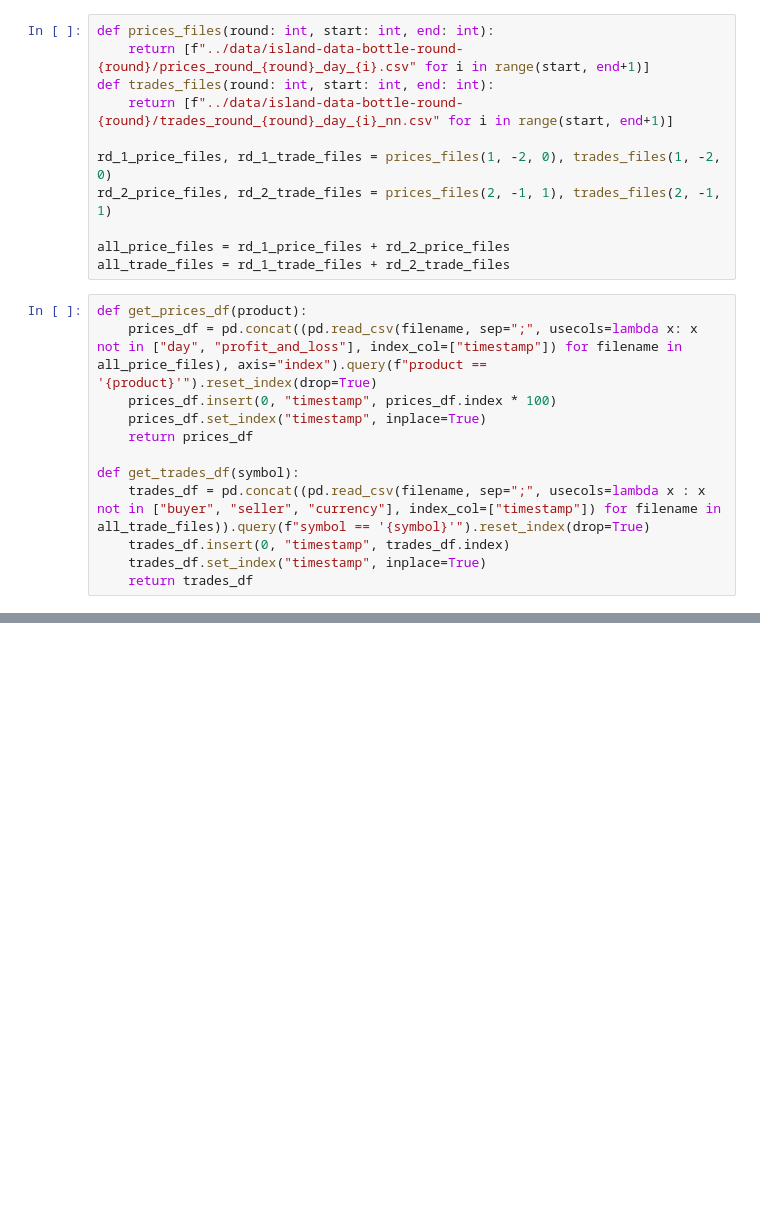
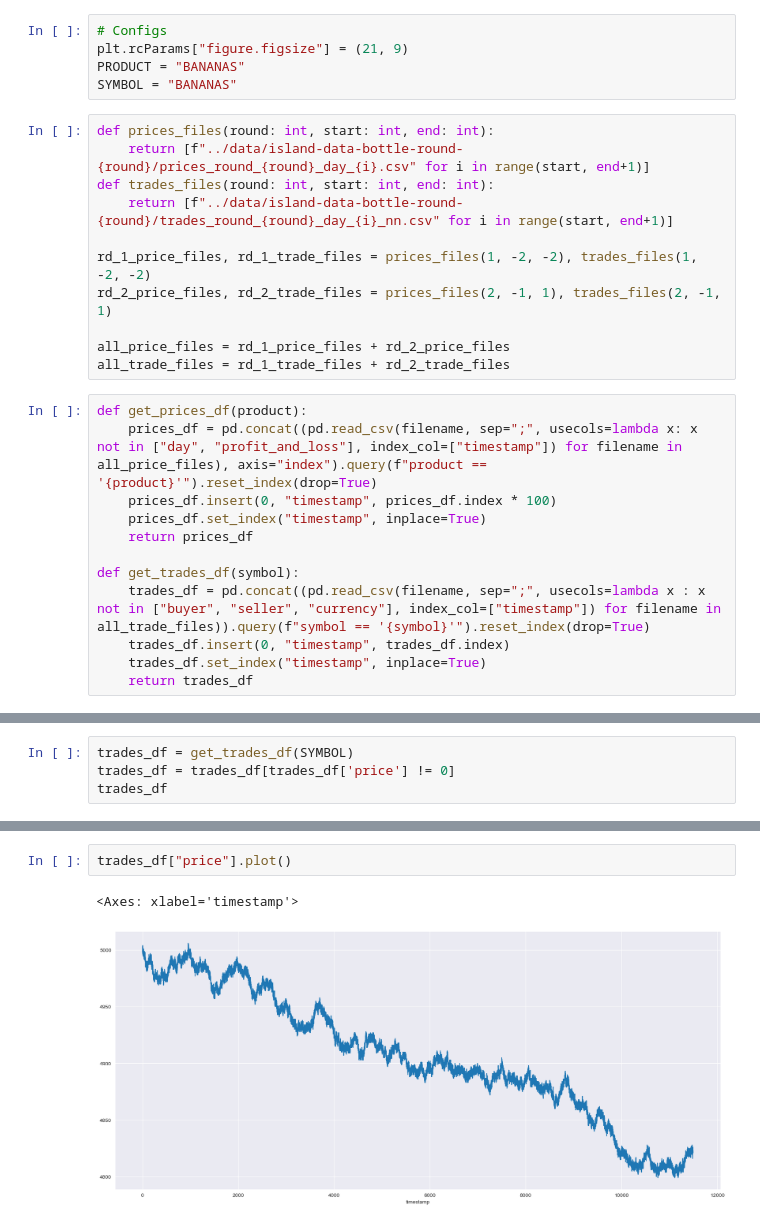
Before and after one commit to teetajp/IMC-Prosperity, a Jupyter notebook: analysis/_analysis_template.ipynb, the cells around one changed output, grey strips where cells are left out. Drawn from its saved outputs; the diff is of its cells as text; blank space fills up the shorter version.

```diff
--- a/analysis/_analysis_template.ipynb
+++ b/analysis/_analysis_template.ipynb
@@ -4,13 +4,18 @@ import pandas as pd
 import seaborn as sns
 import matplotlib.pyplot as plt
 from sklearn.linear_model import LinearRegression
+# %%
+# Configs
+plt.rcParams["figure.figsize"] = (21, 9)
+PRODUCT = "BANANAS"
+SYMBOL = "BANANAS"
 # %%
 def prices_files(round: int, start: int, end: int):
     return [f"../data/island-data-bottle-round-{round}/prices_round_{round}_day_{i}.csv" for i in range(start, end+1)]
 def trades_files(round: int, start: int, end: int):
     return [f"../data/island-data-bottle-round-{round}/trades_round_{round}_day_{i}_nn.csv" for i in range(start, end+1)]
 
-rd_1_price_files, rd_1_trade_files = prices_files(1, -2, 0), trades_files(1, -2, 0)
+rd_1_price_files, rd_1_trade_files = prices_files(1, -2, -2), trades_files(1, -2, -2)
 rd_2_price_files, rd_2_trade_files = prices_files(2, -1, 1), trades_files(2, -1, 1)
 
 all_price_files = rd_1_price_files + rd_2_price_files
@@ -29,0 +59,4 @@ def get_trades_df(symbol):
+# %%
+trades_df = get_trades_df(SYMBOL)
+trades_df = trades_df[trades_df['price'] != 0]
+trades_df
@@ -29,0 +78,5 @@ def get_trades_df(symbol):
+# %%
+trades_df["price"].plot()
+# %% [output]
+<Axes: xlabel='timestamp'>
+[figure, added]
```
Also changed, not shown: parts of 10 cells of this notebook.
